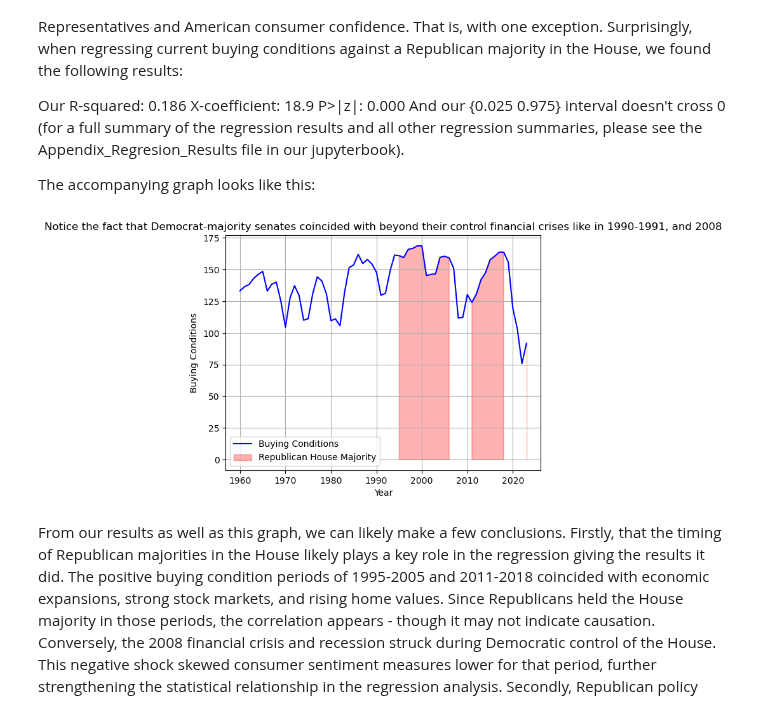
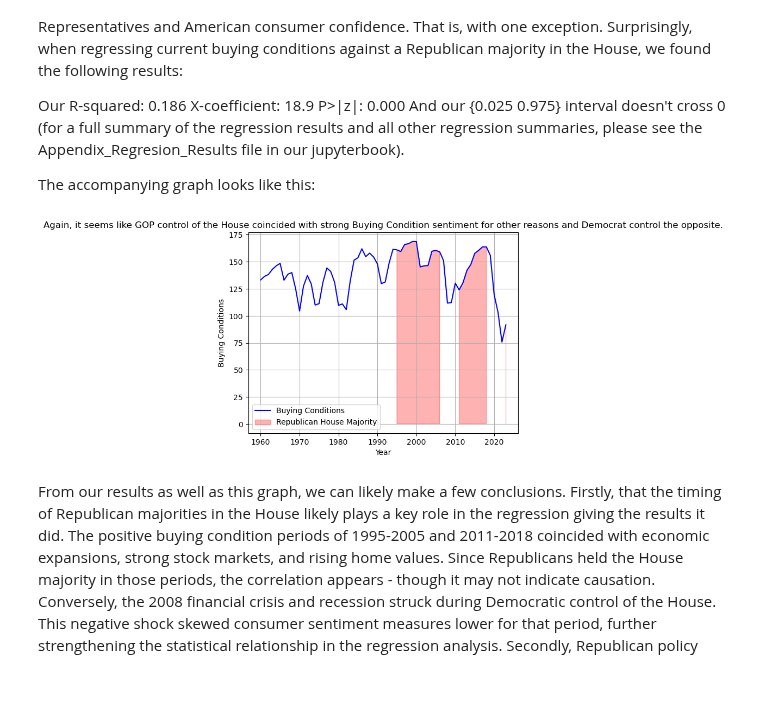
Before and after one commit to emurinson/as.180.369, a Jupyter notebook: contrib/emurinson/jupyterbook-emurinson/emurinson-paper.ipynb, the cells around one changed output. Cells and saved outputs as stored; diff of their text form; code cells hidden in the pictures; blank space fills up the shorter version.

```diff
--- a/contrib/emurinson/jupyterbook-emurinson/emurinson-paper.ipynb
+++ b/contrib/emurinson/jupyterbook-emurinson/emurinson-paper.ipynb
@@ -126,35 +122,35 @@ The accompanying graph looks like this:
 ##plot of BuyingConditions vs. GOP_house
 
 import pandas as pd
 import matplotlib.pyplot as plt
 
 # Read the CSV file
 df = pd.read_csv('Sentiment1960_plot.csv')
 
 
 # Create a line plot with economic indicator values
 plt.plot(df['Year'], df['Buying Conditions'], label='Buying Conditions', linestyle='-', color='b')
 
 # Shade the periods with Republican majority (where the column is 1)
 plt.fill_between(df['Year'], 0, df['Buying Conditions'], where=(df['GOP_house'] == 1), color='red', alpha=0.3, label='Republican House Majority')
 
 # Set labels for the axes
 plt.xlabel('Year')
 plt.ylabel('Buying Conditions')
 
 # Set the title of the plot
-plt.title('Notice the fact that Democrat-majority senates coincided with beyond their control financial crises like in 1990-1991, and 2008')
+plt.title('Again, it seems like GOP control of the House coincided with strong Buying Condition sentiment for other reasons and Democrat control the opposite.')
 
 # Add a grid
 plt.grid(True)
 
 # Show the legend
 plt.legend()
 
 # Show the plot
 plt.show()
 # %% [output]
-[figure, old version]
+[figure, new version]
 # %% [markdown]
 From our results as well as this graph, we can likely make a few conclusions. Firstly, that the timing of Republican majorities in the House likely plays a key role in the regression giving the results it did. The positive buying condition periods of 1995-2005 and 2011-2018 coincided with economic expansions, strong stock markets, and rising home values. Since Republicans held the House majority in those periods, the correlation appears - though it may not indicate causation. Conversely, the 2008 financial crisis and recession struck during Democratic control of the House. This negative shock skewed consumer sentiment measures lower for that period, further strengthening the statistical relationship in the regression analysis. Secondly, Republican policy priorities around lower taxes, reduced regulations, and market-driven approaches may influence positive consumer attitudes in the short-run during periods of economic stability. Whether those policies directly drive or are merely correlated with sentiment is debatable--and the latter seems to be more likely.
 
```
Also changed, not shown: parts of 2 cells of this notebook.
